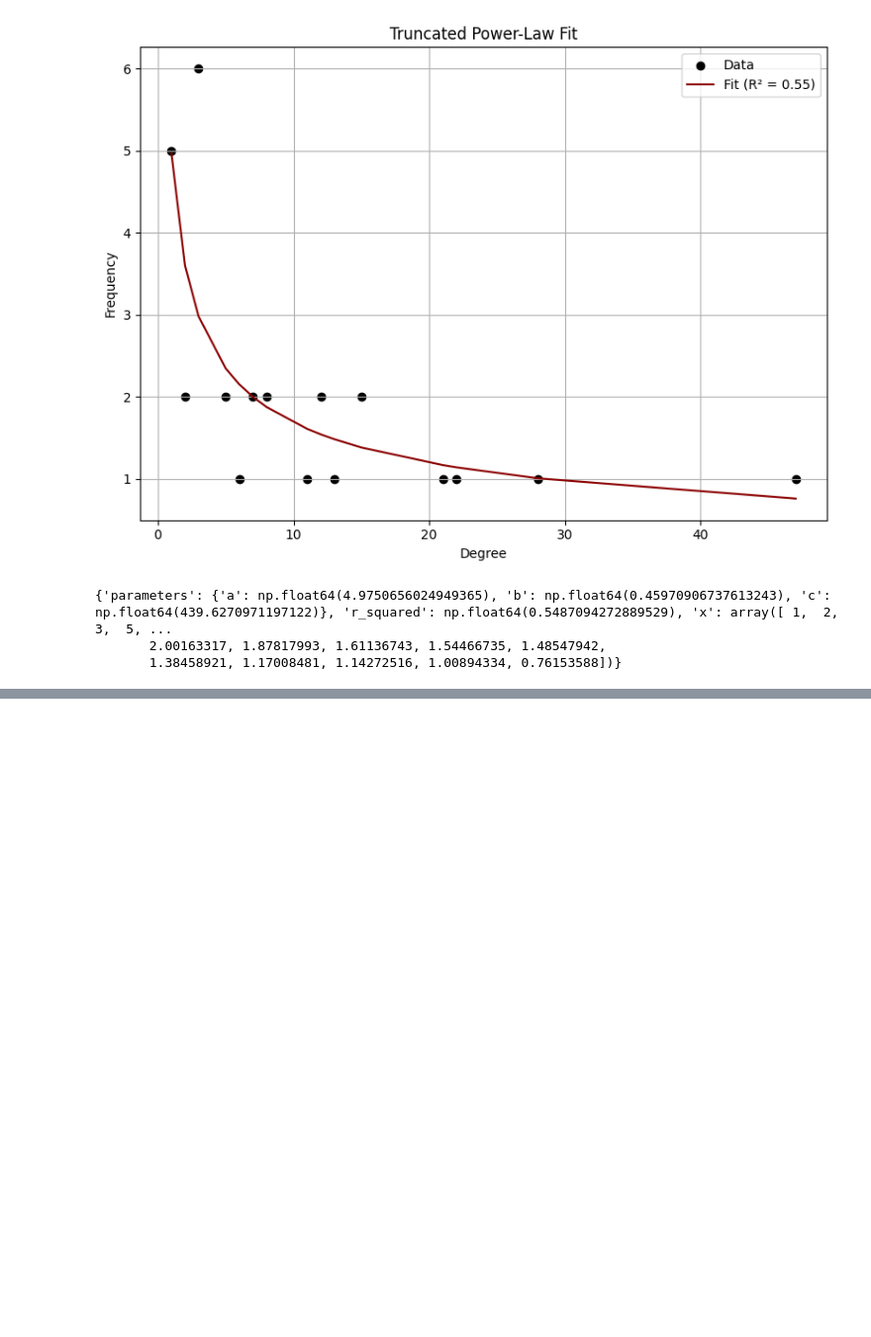
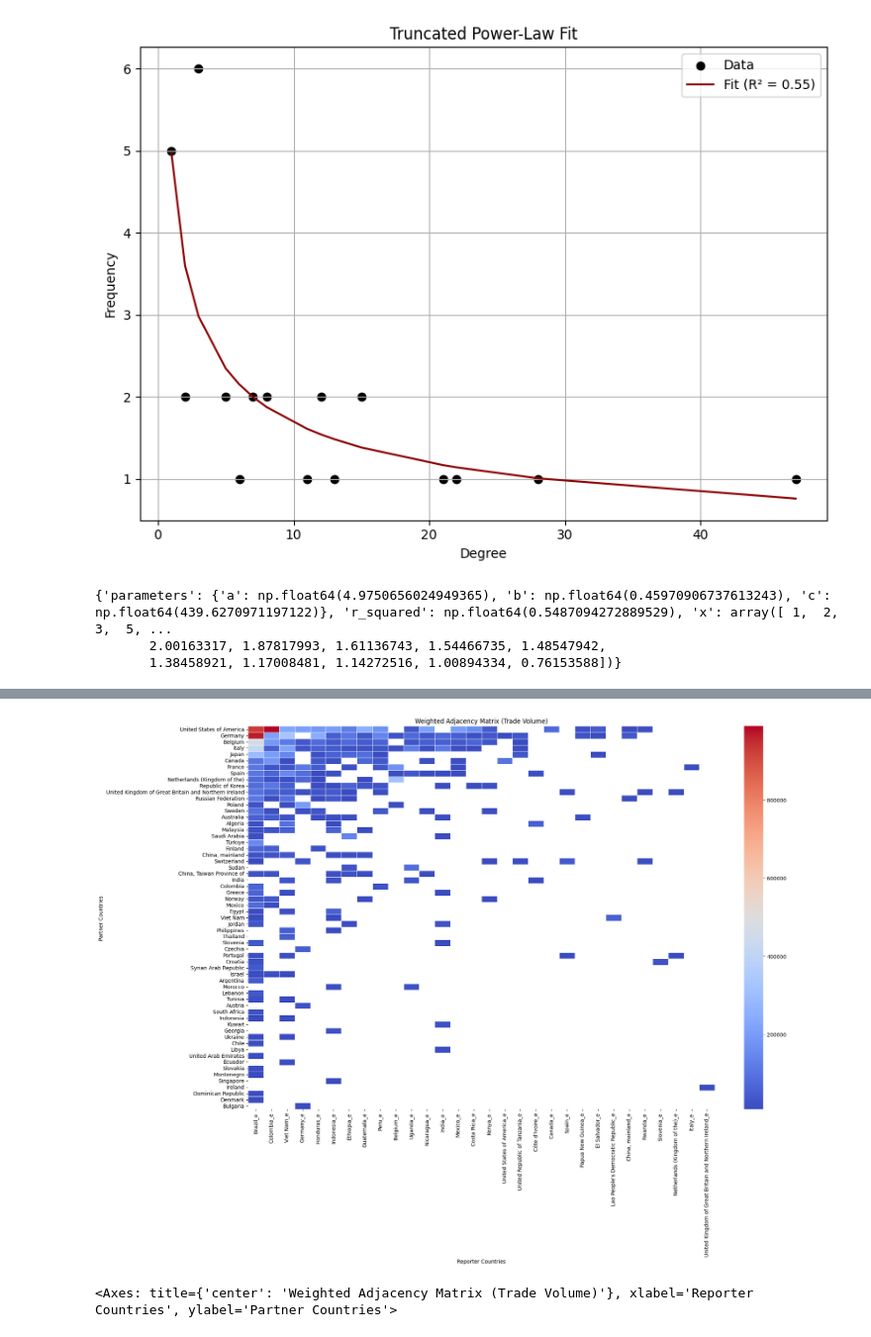
Before and after one commit to galeanojav/FAONet, a Jupyter notebook: FAONet_example.ipynb, the cells around one changed output, grey strips where cells are left out. Shown at 99% size. Saved outputs shown, nothing was run; the diff lists cells and outputs as text; code cells hidden in the pictures; blank space fills up the shorter version.

```diff
--- a/FAONet_example.ipynb
+++ b/FAONet_example.ipynb
@@ -165,0 +188,5 @@ print(result_imp)
+# %%
+plot_weight_matrix(df_filtered)
+# %% [output]
+[figure, added]
+<Axes: title={'center': 'Weighted Adjacency Matrix (Trade Volume)'}, xlabel='Reporter Countries', ylabel='Partner Countries'>
```
Also changed, not shown: parts of 12 cells of this notebook.
